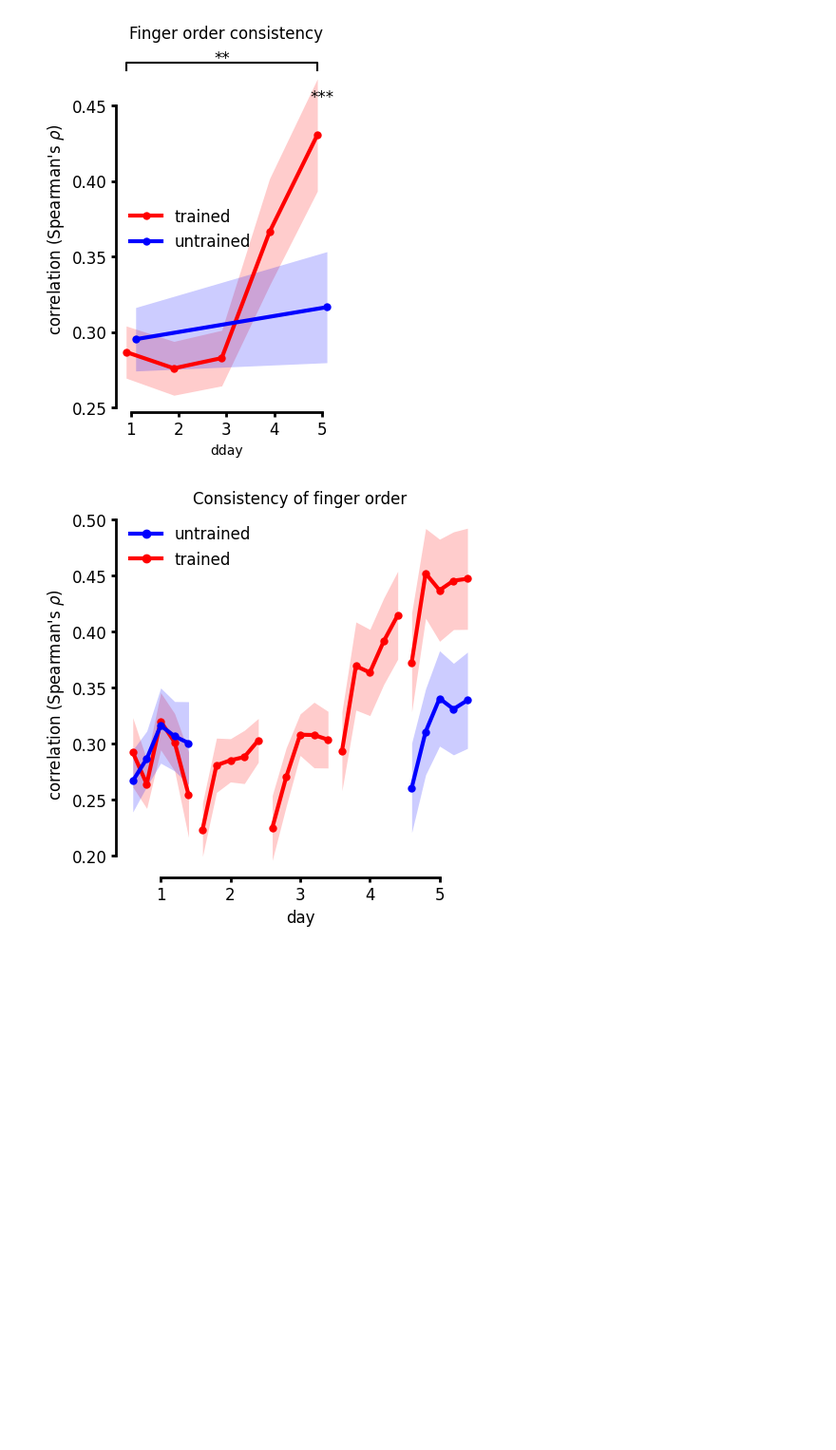
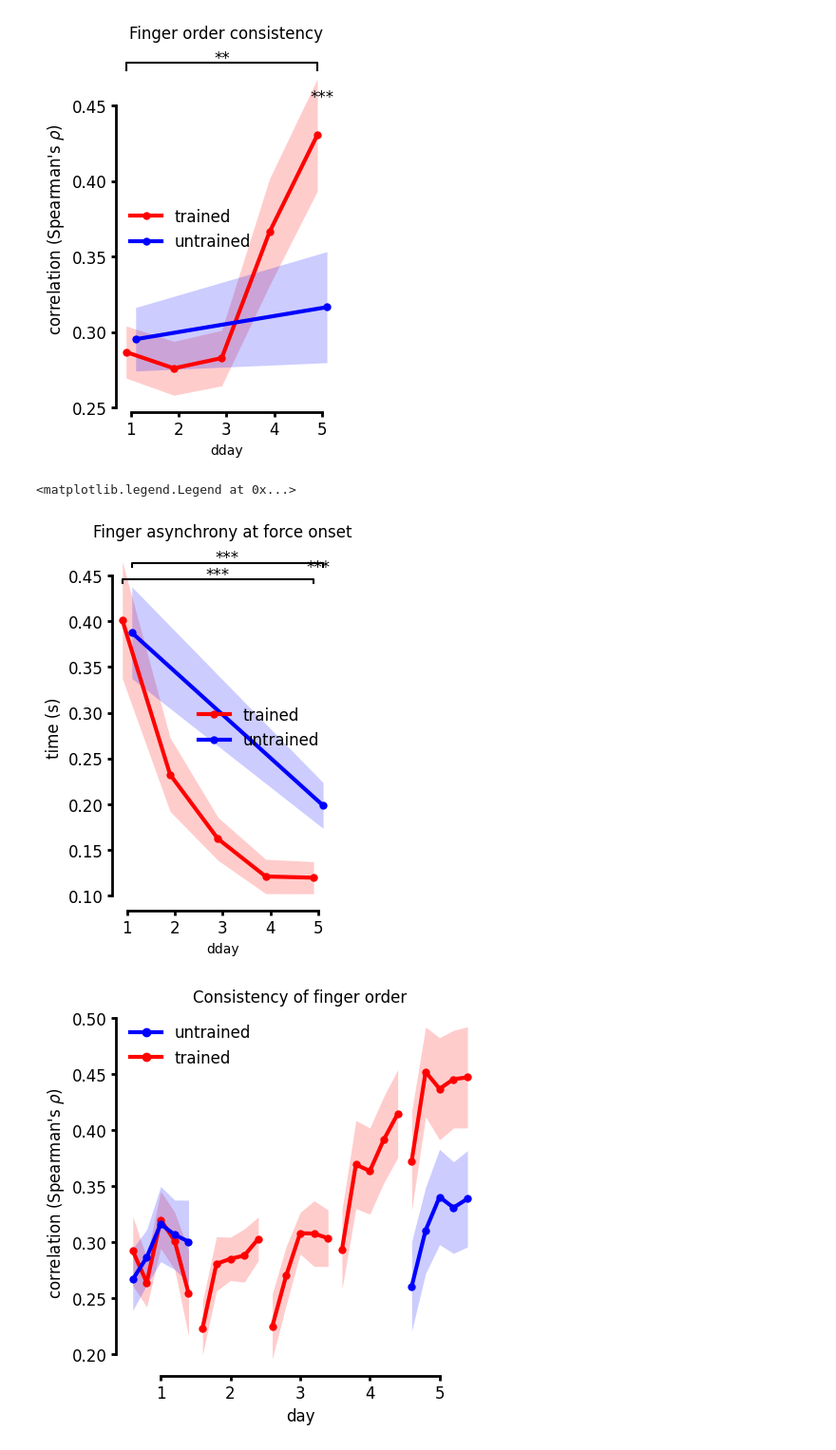
Before and after one commit to mnlmrc/extension-flexion-chords, a Jupyter notebook: notebooks/main.ipynb, the cells around one changed output. Shown at 95% size. Drawn from its saved outputs; the diff is of its cells as text; code cells hidden in the pictures; blank space fills up the shorter version.

```diff
--- a/notebooks/main.ipynb
+++ b/notebooks/main.ipynb
@@ -774,6 +774,36 @@ axs.legend(ncol=1, frameon=False, fontsize=fontsize, loc='best')
 # %% [output]
 <matplotlib.legend.Legend at 0x...>
 [figure]
+# %%
+experiment = 'efc2'
+
+metrics = pd.read_csv(os.path.join(gl.baseDir, experiment, 'metrics.tsv'), sep='\t')
+
+metrics = metrics.groupby(['chord', 'participant_id', 'day']).mean(numeric_only='True').reset_index()
+
+fig, axs = plt.subplots(figsize=(3, 5))
+
+dodge = 0.1
+
+metrics['dday'] = metrics['day'] + metrics['chord'].map({'trained': -dodge, 'untrained': dodge})
+
+sns.lineplot(data=metrics, ax=axs, y='finger_asynch', x='dday', hue='chord', palette=['red', 'blue'], marker='o', markeredgecolor='none',
+             lw=3, err_kws={'linewidth': 0}, errorbar='se')
+
+y_pos = add_significance_brackets(axs, metrics[metrics['chord'] == 'trained'], x='day', y='finger_asynch', pairs=[(1, 5)], test_type='t-test_rel', x1_pos=.9, x2_pos=4.9, significance_level=.05 / 3)
+add_significance_brackets(axs, metrics[metrics['chord'] == 'untrained'], x='day', y='finger_asynch', pairs=[(1, 5)], test_type='t-test_rel', x1_pos=1.1, x2_pos=5.1, y_pos=y_pos, significance_level=.05 / 3)
+add_significance_asterisks(axs, metrics, x='day', y='finger_asynch', hue='chord', x_point=5, test_type='t-test_rel',
+                                    significance_level=.05 / 3, text_format='star', color='k', y_pos=.45)
+
+decor(axs=axs, fontsize=fontsize, ybounds=(.1, .45), xbounds=(1, 5), spines_width=2)
+
+axs.set_title('Finger asynchrony at force onset', fontsize=fontsize)
+axs.set_ylabel(r"time (s)", fontsize=fontsize)
+
+axs.legend(ncol=1, frameon=False, fontsize=fontsize, loc='best')
+# %% [output]
+<matplotlib.legend.Legend at 0x...>
+[figure, added]
 # %%
 experiment = 'efc2'
 
```
Also changed, not shown: parts of 4 cells of this notebook, 2 other files.
